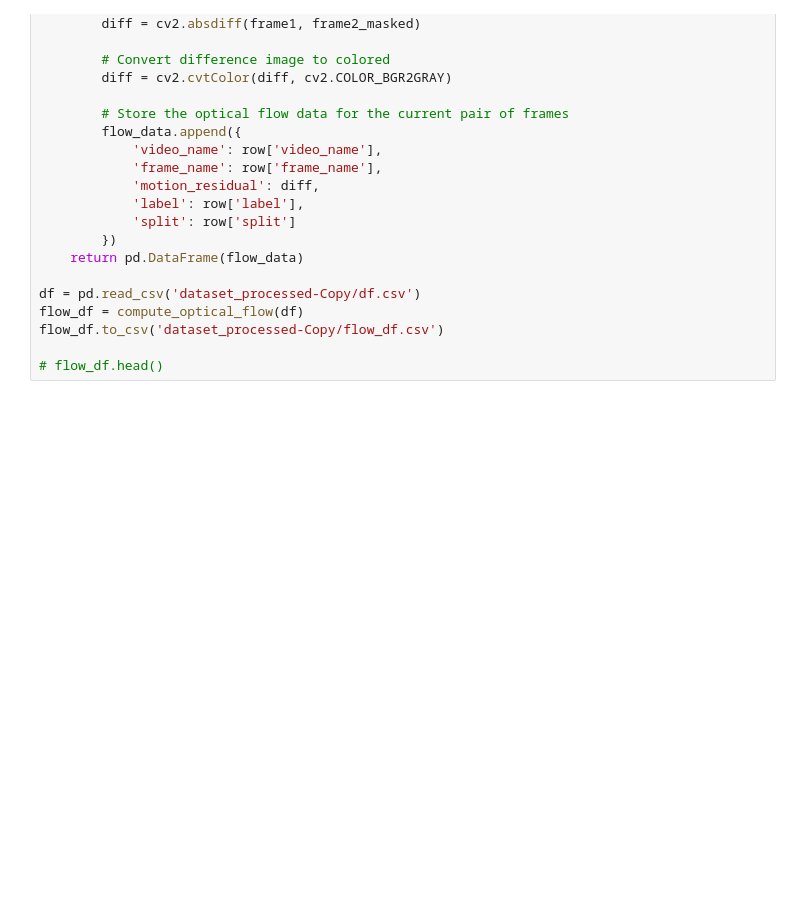
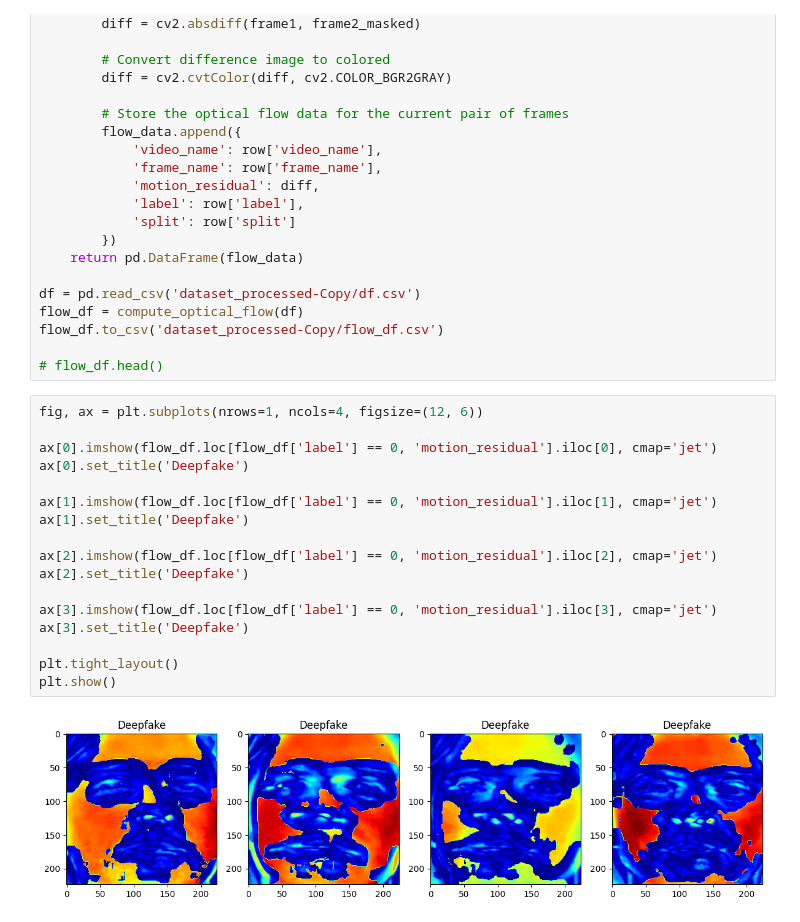
Before and after one commit to RomeoEncinares/DeepFake-Detection, a Jupyter notebook: train.ipynb, the cells around one changed output. Cells and saved outputs as stored; diff of their text form; blank space fills up the shorter version.

Commit message:
Add motion residual visualization

```diff
--- a/train.ipynb
+++ b/train.ipynb
@@ -69,3 +69,22 @@ flow_df = compute_optical_flow(df)
 flow_df.to_csv('dataset_processed-Copy/flow_df.csv')
 
 # flow_df.head()
+# %%
+fig, ax = plt.subplots(nrows=1, ncols=4, figsize=(12, 6))
+
+ax[0].imshow(flow_df.loc[flow_df['label'] == 0, 'motion_residual'].iloc[0], cmap='jet')
+ax[0].set_title('Deepfake')
+
+ax[1].imshow(flow_df.loc[flow_df['label'] == 0, 'motion_residual'].iloc[1], cmap='jet')
+ax[1].set_title('Deepfake')
+
+ax[2].imshow(flow_df.loc[flow_df['label'] == 0, 'motion_residual'].iloc[2], cmap='jet')
+ax[2].set_title('Deepfake')
+
+ax[3].imshow(flow_df.loc[flow_df['label'] == 0, 'motion_residual'].iloc[3], cmap='jet')
+ax[3].set_title('Deepfake')
+
+plt.tight_layout()
+plt.show()
+# %% [output]
+[figure, added]
```
Also changed, not shown: parts of 3 cells of this notebook.
